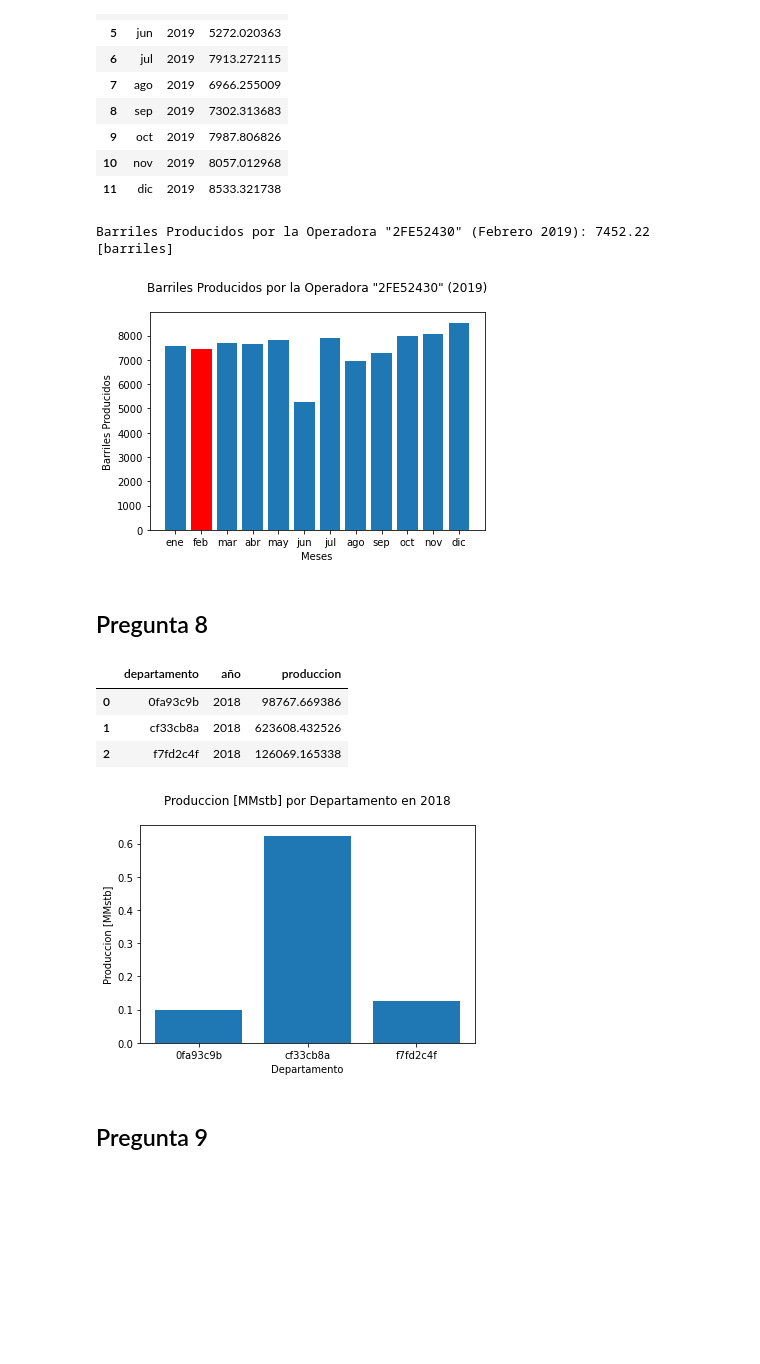
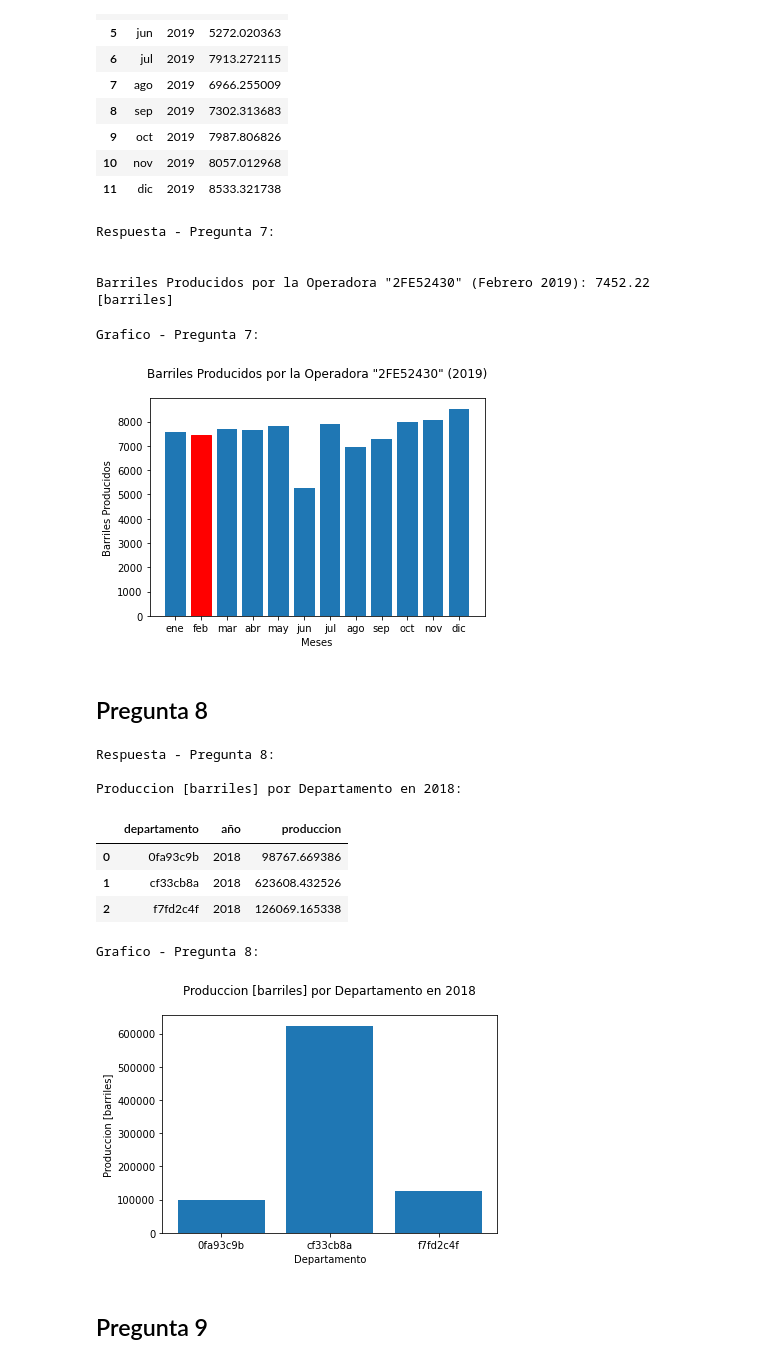
Before and after one commit to yoi23/HackathonOG2020, a Jupyter notebook: blind_test.ipynb, the cells around one changed output. Drawn from its saved outputs; the diff is of its cells as text; code cells hidden in the pictures; blank space fills up the shorter version.

Commit message:
Add files via upload
Entregable 3: Archivo Respuestas - Preguntas Datos Blind Test

```diff
--- a/blind_test.ipynb
+++ b/blind_test.ipynb
@@ -110,10 +119,15 @@ Barriles Producidos por la Operadora "2FE52430" por mes (2019):
 | 10 | nov | 2019 | 8057.012968 |
 | 11 | dic | 2019 | 8533.321738 |
 # %%
-# Produccion en Febrero de 2019
+# Filtrar Produccion en Febrero de 2019
 Barriles_produccion = query7.loc[query7['mes'] == 'feb']['produccion'].values[0]
+
+print('Respuesta - Pregunta 7:\n')
 print('\nBarriles Producidos por la Operadora "2FE52430" (Febrero 2019):',round(Barriles_produccion,2),'[barriles]\n')
 # %% [output]
+Respuesta - Pregunta 7:
+
+
 Barriles Producidos por la Operadora "2FE52430" (Febrero 2019): 7452.22 [barriles]
 # %%
 # Grafica - Pregunta 7:
@@ -125,16 +139,25 @@ plt.xticks(query7['mes'].values,fontsize = 10)
 plt.xlabel('Meses')
 plt.ylabel('Barriles Producidos')
 plt.title('Barriles Producidos por la Operadora "2FE52430" (2019)\n')
+
+# Pregunta 7
+print('Grafico - Pregunta 7:\n')
 plt.show()
 # %% [output]
+Grafico - Pregunta 7:
 [figure]
 # %% [markdown]
 ## Pregunta 8
 # %%
-# Produccion por Departamento en 2018
+# Filtrar Produccion por Departamento en 2018
 query8 = df_2017_2019_blind.loc[(df_2017_2019_blind['año'] == 2018)].groupby(['departamento','año'],as_index = False).sum()
+print('Respuesta - Pregunta 8:\n')
+print('Produccion [barriles] por Departamento en 2018:')
 query8
 # %% [output]
+Respuesta - Pregunta 8:
+
+Produccion [barriles] por Departamento en 2018:
 |  | departamento | año | produccion |
 | 0 | 0fa93c9b | 2018 | 98767.669386 |
 | 1 | cf33cb8a | 2018 | 623608.432526 |
@@ -142,14 +165,16 @@ query8
 # %%
 ## ** Grafica - Pregunta 8 ***
 
 # Grafica de Barras: Produccion por Departamento en 2018
-plt.bar(query8['departamento'].values,query8['produccion'].values/1e6)
+plt.bar(query8['departamento'].values,query8['produccion'].values)
 plt.xlabel('Departamento')
-plt.ylabel('Produccion [MMstb]')
-plt.title('Produccion [MMstb] por Departamento en 2018\n')
+plt.ylabel('Produccion [barriles]')
+plt.title('Produccion [barriles] por Departamento en 2018\n')
+print('Grafico - Pregunta 8:\n')
 plt.show()
 # %% [output]
+Grafico - Pregunta 8:
-[figure, old version]
+[figure, new version]
 # %% [markdown]
 ## Pregunta 9
 # %% [markdown]
```
Also changed, not shown: parts of 25 cells of this notebook.
